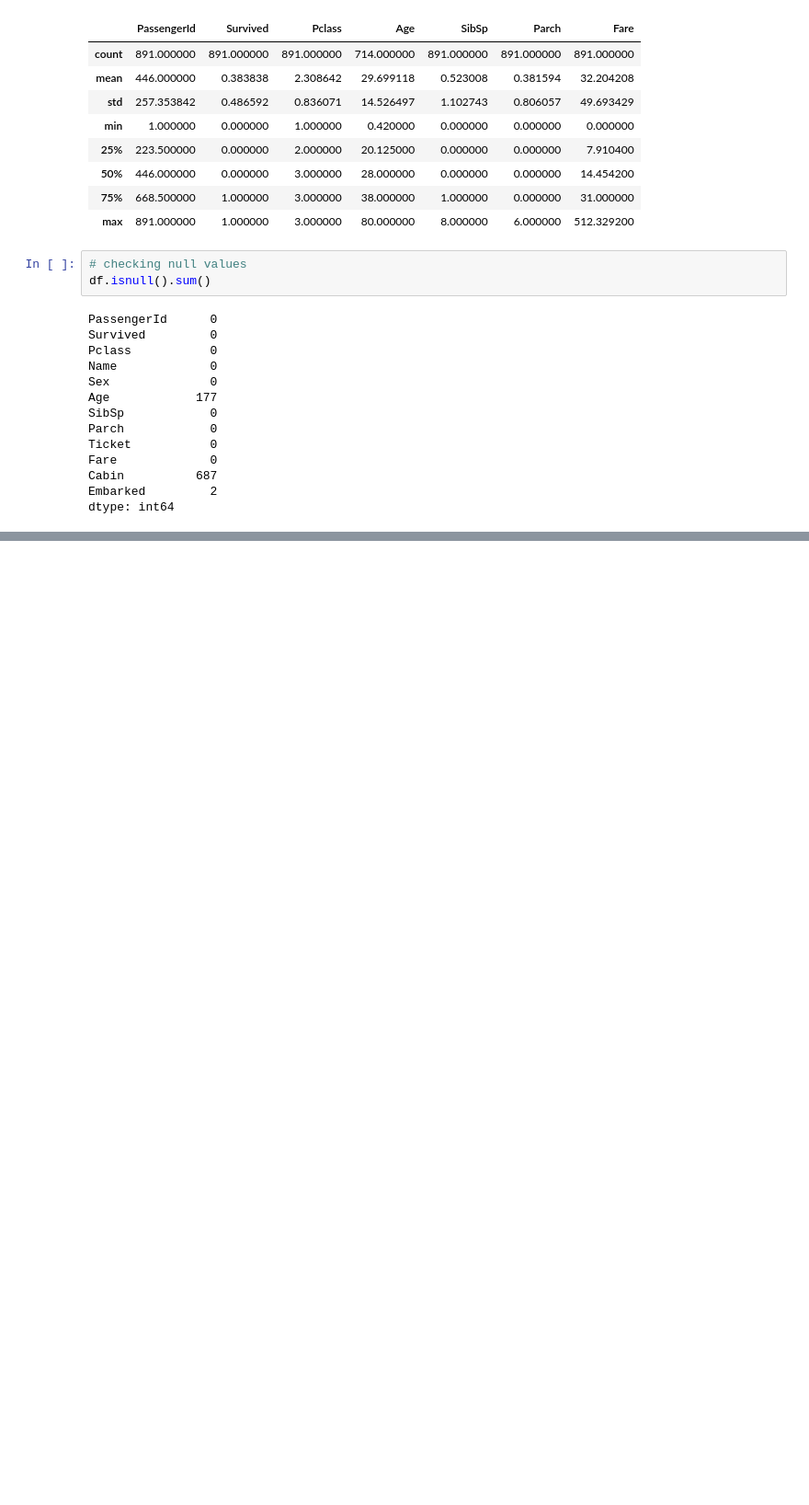
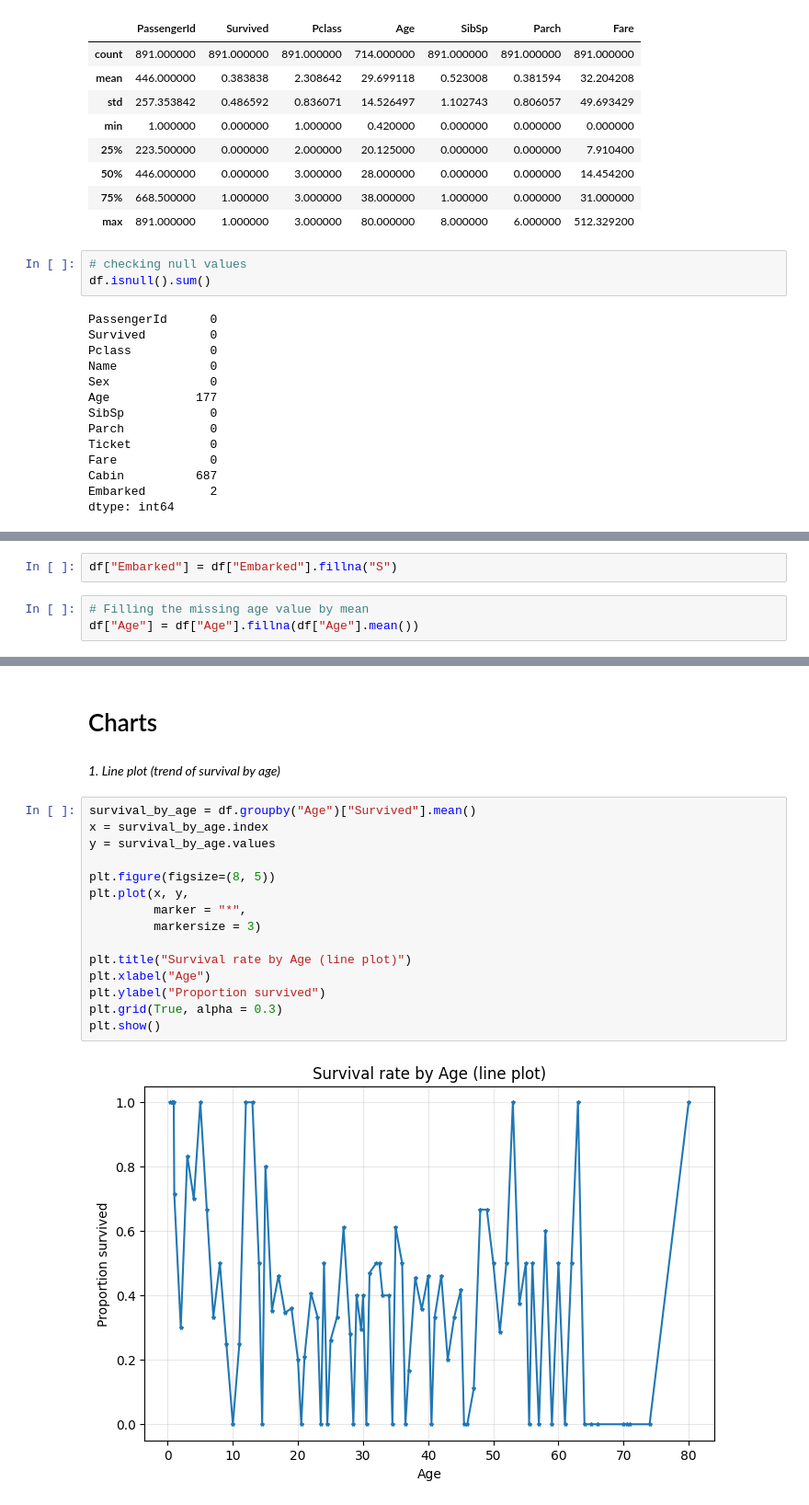
Before and after one commit to readulislamtamim/practice-charts-05052026, a Jupyter notebook: main.ipynb, the cells around one changed output, grey strips where cells are left out. Shown at 92% size. Saved outputs shown, nothing was run; the diff lists cells and outputs as text; blank space fills up the shorter version.

Commit message:
Adding chart of bar, box, pie, hist

```diff
--- a/main.ipynb
+++ b/main.ipynb
@@ -83,0 +95,5 @@ dtype: int64
+# %%
+df["Embarked"] = df["Embarked"].fillna("S")
+# %%
+# Filling the missing age value by mean
+df["Age"] = df["Age"].fillna(df["Age"].mean())
@@ -83,0 +117,21 @@ dtype: int64
+# %% [markdown]
+# Charts
+# %% [markdown]
+*1. Line plot (trend of survival by age)*
+# %%
+survival_by_age = df.groupby("Age")["Survived"].mean()
+x = survival_by_age.index
+y = survival_by_age.values
+
+plt.figure(figsize=(8, 5))
+plt.plot(x, y,
+         marker = "*",
+         markersize = 3)
+
+plt.title("Survival rate by Age (line plot)")
+plt.xlabel("Age")
+plt.ylabel("Proportion survived")
+plt.grid(True, alpha = 0.3)
+plt.show()
+# %% [output]
+[figure, added]
```
Also changed, not shown: parts of 14 cells of this notebook, 1 other file.
